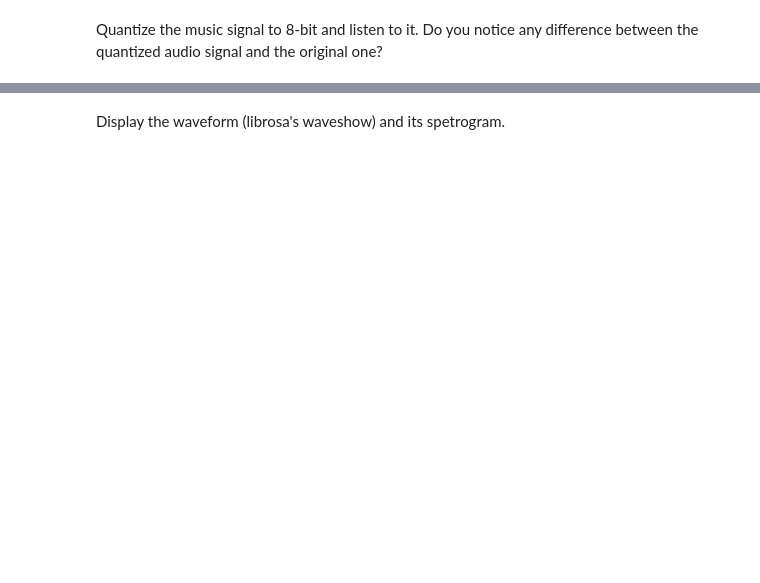
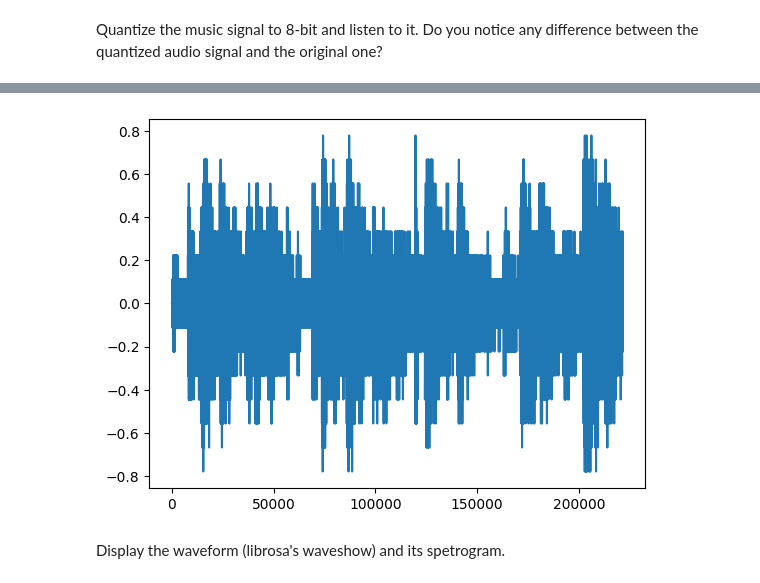
Before and after one commit to ThijsAlens/audio_lab, a Jupyter notebook: quantization_effects.ipynb, the cells around one changed output, grey strips where cells are left out. Drawn from its saved outputs; the diff is of its cells as text; code cells hidden in the pictures; blank space fills up the shorter version.

```diff
--- a/quantization_effects.ipynb
+++ b/quantization_effects.ipynb
@@ -75,0 +89,7 @@ Quantize the music signal to 8-bit and listen to it. Do you notice any differenc
+# %%
+coffee_q = quantize(coffee, 4)
+
+plt.plot(coffee_q)
+
+ipd.Audio(coffee_q, rate=fs)
+# %% [output]
@@ -76,2 +97,3 @@ Quantize the music signal to 8-bit and listen to it. Do you notice any differenc
+[figure, added]
 # %% [markdown]
 Display the waveform (librosa's waveshow) and its spetrogram.
```
Also changed, not shown: parts of 13 cells of this notebook.
